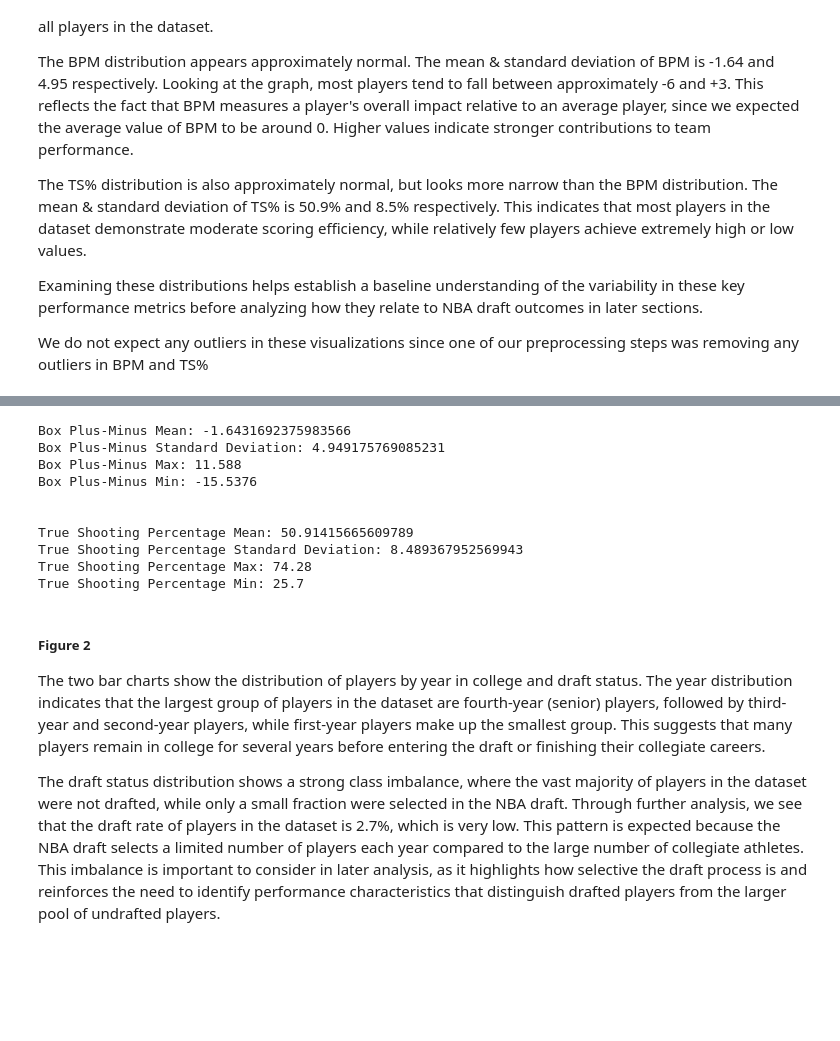
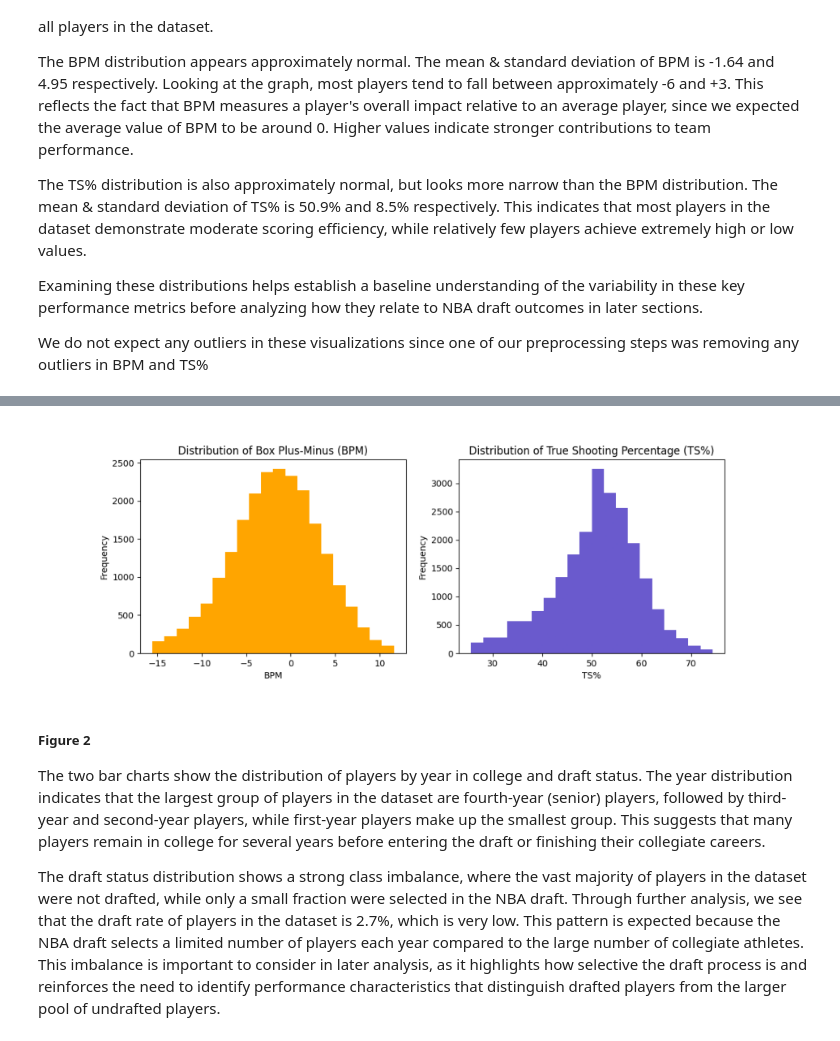
Before and after one commit to COGS108/Group044_WI26, a Jupyter notebook: 03-FinalProject.ipynb, the cells around one changed output, grey strips where cells are left out. Saved outputs shown, nothing was run; the diff lists cells and outputs as text; code cells hidden in the pictures; blank space fills up the shorter version.

```diff
--- a/03-FinalProject.ipynb
+++ b/03-FinalProject.ipynb
@@ -204,32 +181,12 @@ Text(0, 0.5, 'Frequency')
-# %%
-bpm_mean = cleaned_df["bpm"].mean()
-bpm_std = cleaned_df["bpm"].std()
-bpm_max = cleaned_df["bpm"].max()
-bpm_min = cleaned_df["bpm"].min()
-print(f"Box Plus-Minus Mean: {bpm_mean}")
-print(f"Box Plus-Minus Standard Deviation: {bpm_std}")
-print(f"Box Plus-Minus Max: {bpm_max}")
-print(f"Box Plus-Minus Min: {bpm_min}")
-print("\n")
-ts_mean = cleaned_df["TS_per"].mean()
-ts_std = cleaned_df["TS_per"].std()
-ts_max = cleaned_df["TS_per"].max()
-ts_min = cleaned_df["TS_per"].min()
-print(f"True Shooting Percentage Mean: {ts_mean}")
-print(f"True Shooting Percentage Standard Deviation: {ts_std}")
-print(f"True Shooting Percentage Max: {ts_max}")
-print(f"True Shooting Percentage Min: {ts_min}")
-# %% [output]
-Box Plus-Minus Mean: -1.6431692375983566
-Box Plus-Minus Standard Deviation: 4.949175769085231
-Box Plus-Minus Max: 11.588
-Box Plus-Minus Min: -15.5376
-
-
-True Shooting Percentage Mean: 50.91415665609789
-True Shooting Percentage Standard Deviation: 8.489367952569943
-True Shooting Percentage Max: 74.28
-True Shooting Percentage Min: 25.7
+# %%
+import matplotlib.image as mpimg
+img = mpimg.imread("results/advanced_metrics_histos.png")
+plt.figure(figsize=(12,10))
+plt.imshow(img)
+plt.axis('off')
+plt.show()
+# %% [output]
+[figure, added]
 # %% [markdown]
 ##### Figure 2
 The two bar charts show the distribution of players by year in college and draft status.
```
Also changed, not shown: parts of 25 cells of this notebook.
